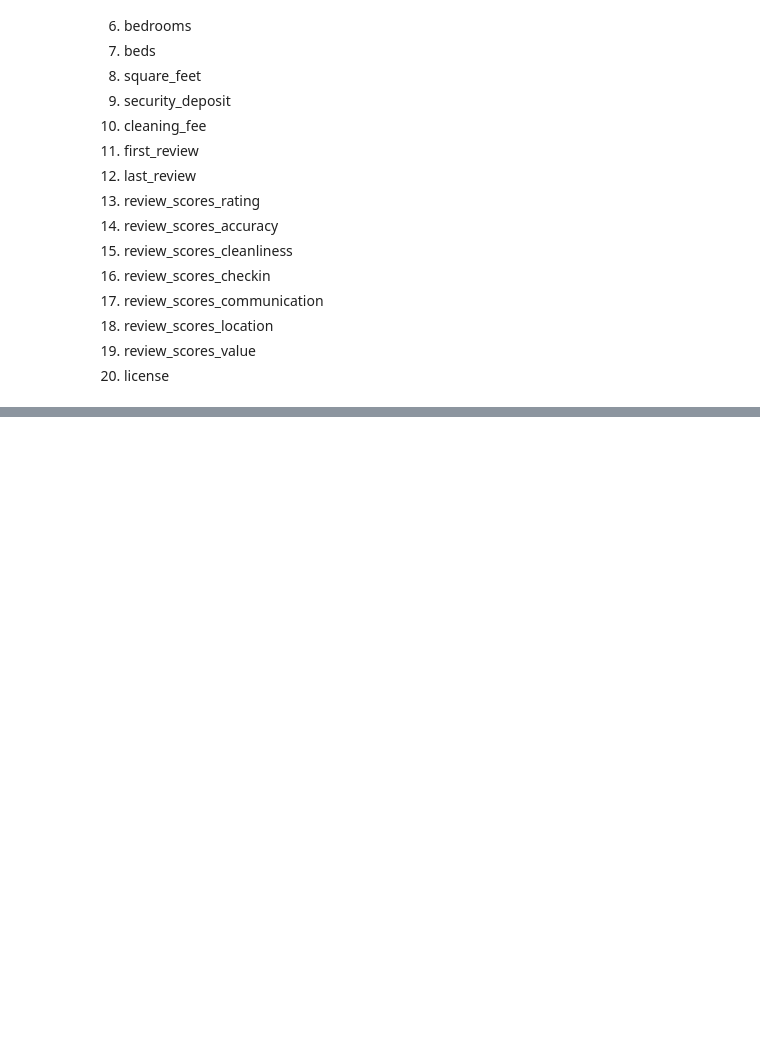
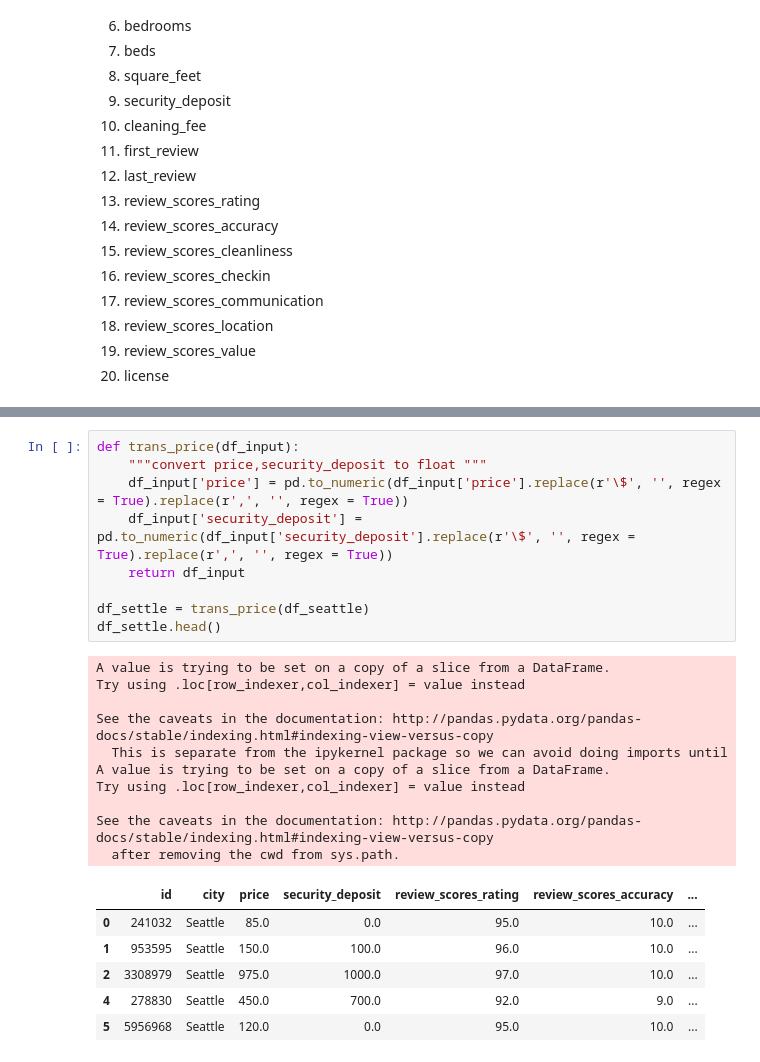
Before and after one commit to Rheasilvia/airbnb, a Jupyter notebook: airbnb.ipynb, the cells around one changed output, grey strips where cells are left out. Saved outputs shown, nothing was run; the diff lists cells and outputs as text; blank space fills up the shorter version.

```diff
--- a/airbnb.ipynb
+++ b/airbnb.ipynb
@@ -394,0 +452,26 @@ df_settle_listings_raw.drop(['license','square_feet'], axis = 1, inplace = True)
+# %%
+def trans_price(df_input):
+    """convert price,security_deposit to float """
+    df_input['price'] = pd.to_numeric(df_input['price'].replace(r'\$', '', regex = True).replace(r',', '', regex = True))
+    df_input['security_deposit'] = pd.to_numeric(df_input['security_deposit'].replace(r'\$', '', regex = True).replace(r',', '', regex = True))
+    return df_input
+
+df_settle = trans_price(df_seattle)
+df_settle.head()
+# %% [output]
+A value is trying to be set on a copy of a slice from a DataFrame.
+Try using .loc[row_indexer,col_indexer] = value instead
+
+See the caveats in the documentation: http://pandas.pydata.org/pandas-docs/stable/indexing.html#indexing-view-versus-copy
+  This is separate from the ipykernel package so we can avoid doing imports until
+A value is trying to be set on a copy of a slice from a DataFrame.
+Try using .loc[row_indexer,col_indexer] = value instead
+
+See the caveats in the documentation: http://pandas.pydata.org/pandas-docs/stable/indexing.html#indexing-view-versus-copy
+  after removing the cwd from sys.path.
+|  | id | city | price | security_deposit | review_scores_rating | review_scores_accuracy | ... |
+| 0 | 241032 | Seattle | 85.0 | 0.0 | 95.0 | 10.0 | ... |
+| 1 | 953595 | Seattle | 150.0 | 100.0 | 96.0 | 10.0 | ... |
+| 2 | 3308979 | Seattle | 975.0 | 1000.0 | 97.0 | 10.0 | ... |
+| 4 | 278830 | Seattle | 450.0 | 700.0 | 92.0 | 9.0 | ... |
+| 5 | 5956968 | Seattle | 120.0 | 0.0 | 95.0 | 10.0 | ... |
```
Also changed, not shown: parts of 13 cells of this notebook.
